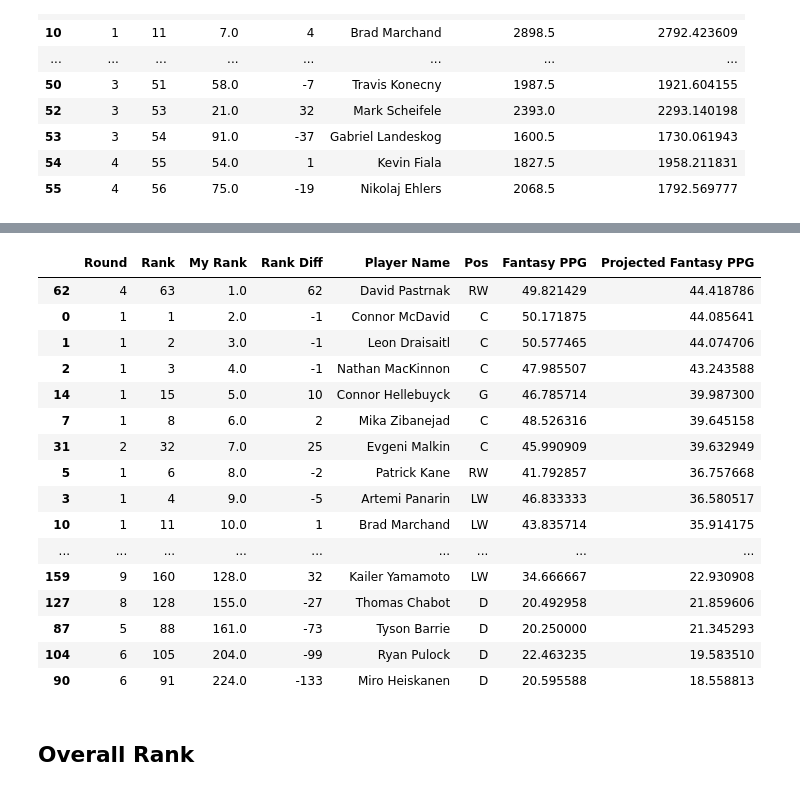
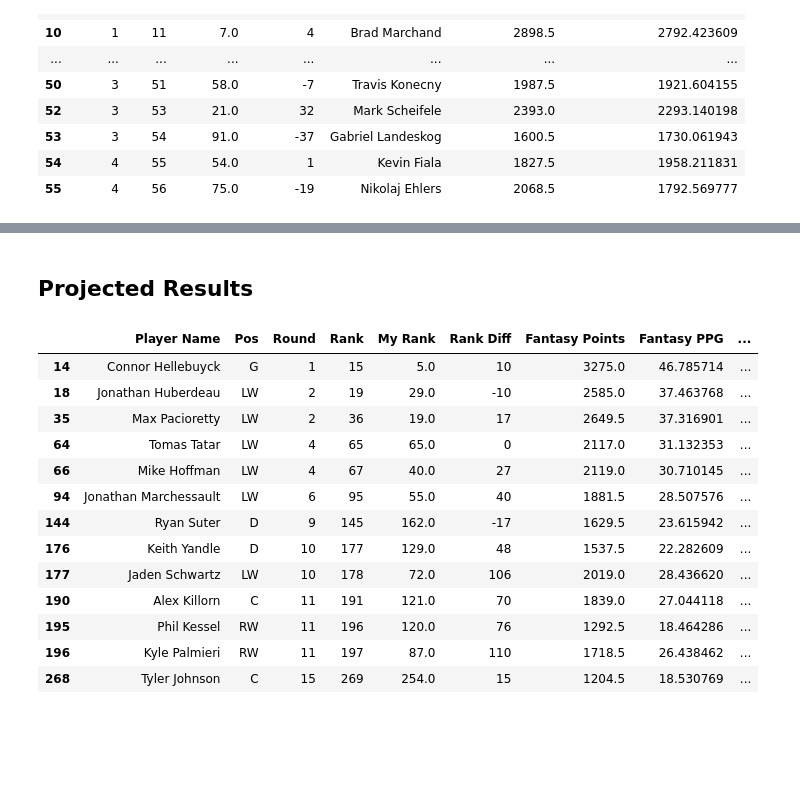
Before and after one commit to kj-kwan/fantasy-hockey-analysis, a Jupyter notebook: Fantasy Hockey Modeling.ipynb, the cells around one changed output, grey strips where cells are left out. Drawn from its saved outputs; the diff is of its cells as text; code cells hidden in the pictures; blank space fills up the shorter version.

Commit message:
added results comparison of 2020 actual data. added discussion and commentary of analysis with the 2020 actual data.

```diff
--- a/Fantasy Hockey Modeling.ipynb
+++ b/Fantasy Hockey Modeling.ipynb
@@ -1547,0 +1532,18 @@ actual_picks = [
+# %%
+drafted_team = [
+    'Connor Hellebuyck',
+    'Jonathan Huberdeau',
+    'Max Pacioretty',
+    'Mike Hoffman',
+    'Jonathan Marchessault',
+    'Tomas Tatar',
+    'Jaden Schwartz',
+    'Kyle Palmieri',
+    'Keith Yandle',
+    'Ryan Suter',
+    'Phil Kessel',
+    'Alex Killorn',
+    'Seymon Varlamov',
+    'Tyler Johnson',
+    'Tyler Seguin',
+]
@@ -1548,22 +1554,19 @@ actual_picks = [
+# %% [markdown]
+## Projected Results
 # %%
-keeper_yty_pg[keeper_yty_pg['Player Name'].isin(actual_keepers+actual_picks)][['Round','Rank','My Rank','Rank Diff','Player Name','Pos','Fantasy PPG','Projected Fantasy PPG']].sort_values(by='My Rank',ascending=True)[:50]
+keeper_yty_pg[keeper_yty['Player Name'].isin(drafted_team)][['Player Name','Pos','Round','Rank','My Rank','Rank Diff','Fantasy Points','Fantasy PPG','Projected Fantasy PPG']]
 # %% [output]
-|  | Round | Rank | My Rank | Rank Diff | Player Name | Pos | Fantasy PPG | Projected Fantasy PPG |
-| 62 | 4 | 63 | 1.0 | 62 | David Pastrnak | RW | 49.821429 | 44.418786 |
-| 0 | 1 | 1 | 2.0 | -1 | Connor McDavid | C | 50.171875 | 44.085641 |
-| 1 | 1 | 2 | 3.0 | -1 | Leon Draisaitl | C | 50.577465 | 44.074706 |
-| 2 | 1 | 3 | 4.0 | -1 | Nathan MacKinnon | C | 47.985507 | 43.243588 |
-| 14 | 1 | 15 | 5.0 | 10 | Connor Hellebuyck | G | 46.785714 | 39.987300 |
-| 7 | 1 | 8 | 6.0 | 2 | Mika Zibanejad | C | 48.526316 | 39.645158 |
-| 31 | 2 | 32 | 7.0 | 25 | Evgeni Malkin | C | 45.990909 | 39.632949 |
-| 5 | 1 | 6 | 8.0 | -2 | Patrick Kane | RW | 41.792857 | 36.757668 |
-| 3 | 1 | 4 | 9.0 | -5 | Artemi Panarin | LW | 46.833333 | 36.580517 |
-| 10 | 1 | 11 | 10.0 | 1 | Brad Marchand | LW | 43.835714 | 35.914175 |
-| ... | ... | ... | ... | ... | ... | ... | ... | ... |
-| 159 | 9 | 160 | 128.0 | 32 | Kailer Yamamoto | LW | 34.666667 | 22.930908 |
-| 127 | 8 | 128 | 155.0 | -27 | Thomas Chabot | D | 20.492958 | 21.859606 |
-| 87 | 5 | 88 | 161.0 | -73 | Tyson Barrie | D | 20.250000 | 21.345293 |
-| 104 | 6 | 105 | 204.0 | -99 | Ryan Pulock | D | 22.463235 | 19.583510 |
-| 90 | 6 | 91 | 224.0 | -133 | Miro Heiskanen | D | 20.595588 | 18.558813 |
+|  | Player Name | Pos | Round | Rank | My Rank | Rank Diff | Fantasy Points | Fantasy PPG | ... |
+| 14 | Connor Hellebuyck | G | 1 | 15 | 5.0 | 10 | 3275.0 | 46.785714 | ... |
+| 18 | Jonathan Huberdeau | LW | 2 | 19 | 29.0 | -10 | 2585.0 | 37.463768 | ... |
+| 35 | Max Pacioretty | LW | 2 | 36 | 19.0 | 17 | 2649.5 | 37.316901 | ... |
+| 64 | Tomas Tatar | LW | 4 | 65 | 65.0 | 0 | 2117.0 | 31.132353 | ... |
+| 66 | Mike Hoffman | LW | 4 | 67 | 40.0 | 27 | 2119.0 | 30.710145 | ... |
+| 94 | Jonathan Marchessault | LW | 6 | 95 | 55.0 | 40 | 1881.5 | 28.507576 | ... |
+| 144 | Ryan Suter | D | 9 | 145 | 162.0 | -17 | 1629.5 | 23.615942 | ... |
+| 176 | Keith Yandle | D | 10 | 177 | 129.0 | 48 | 1537.5 | 22.282609 | ... |
+| 177 | Jaden Schwartz | LW | 10 | 178 | 72.0 | 106 | 2019.0 | 28.436620 | ... |
+| 190 | Alex Killorn | C | 11 | 191 | 121.0 | 70 | 1839.0 | 27.044118 | ... |
+| 195 | Phil Kessel | RW | 11 | 196 | 120.0 | 76 | 1292.5 | 18.464286 | ... |
+| 196 | Kyle Palmieri | RW | 11 | 197 | 87.0 | 110 | 1718.5 | 26.438462 | ... |
+| 268 | Tyler Johnson | C | 15 | 269 | 254.0 | 15 | 1204.5 | 18.530769 | ... |
-# %% [markdown]
-## Overall Rank
```
Also changed, not shown: parts of 28 cells of this notebook, 2 other files.
